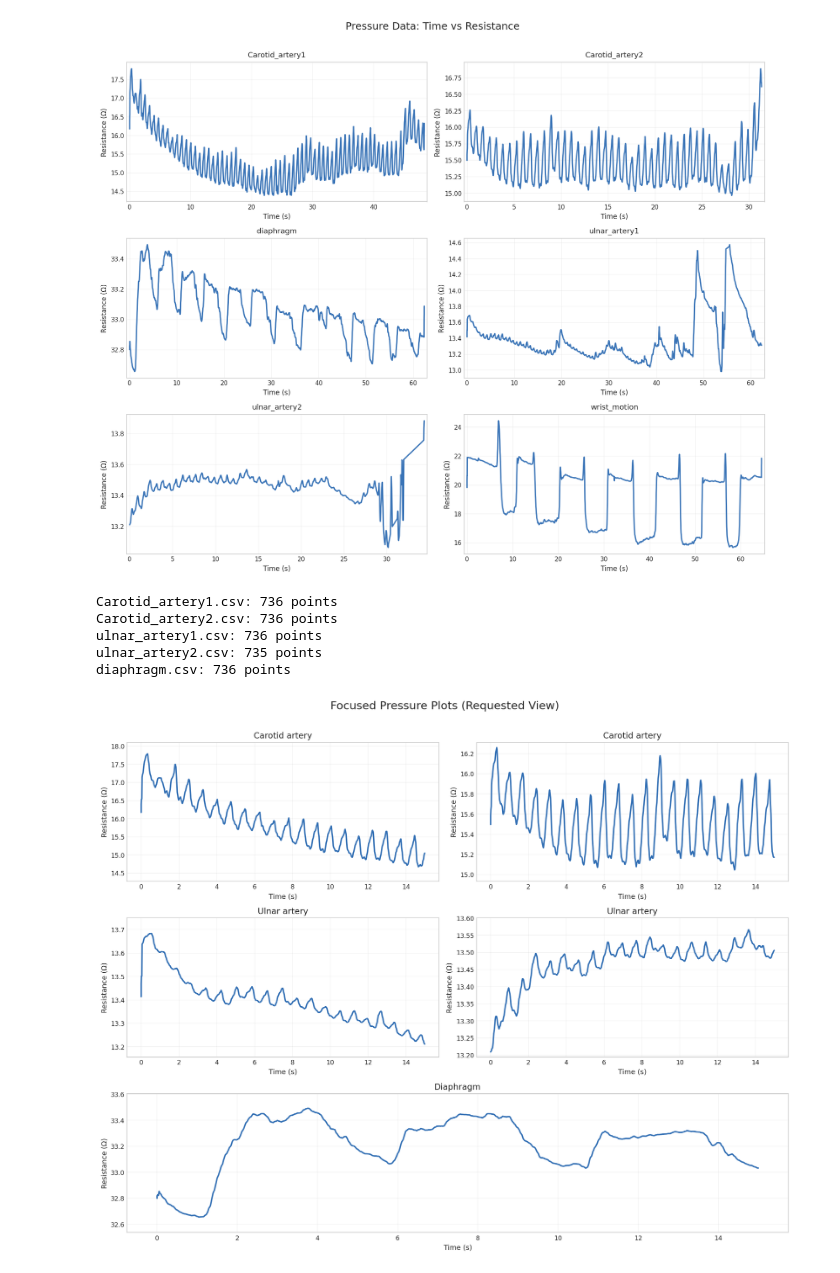
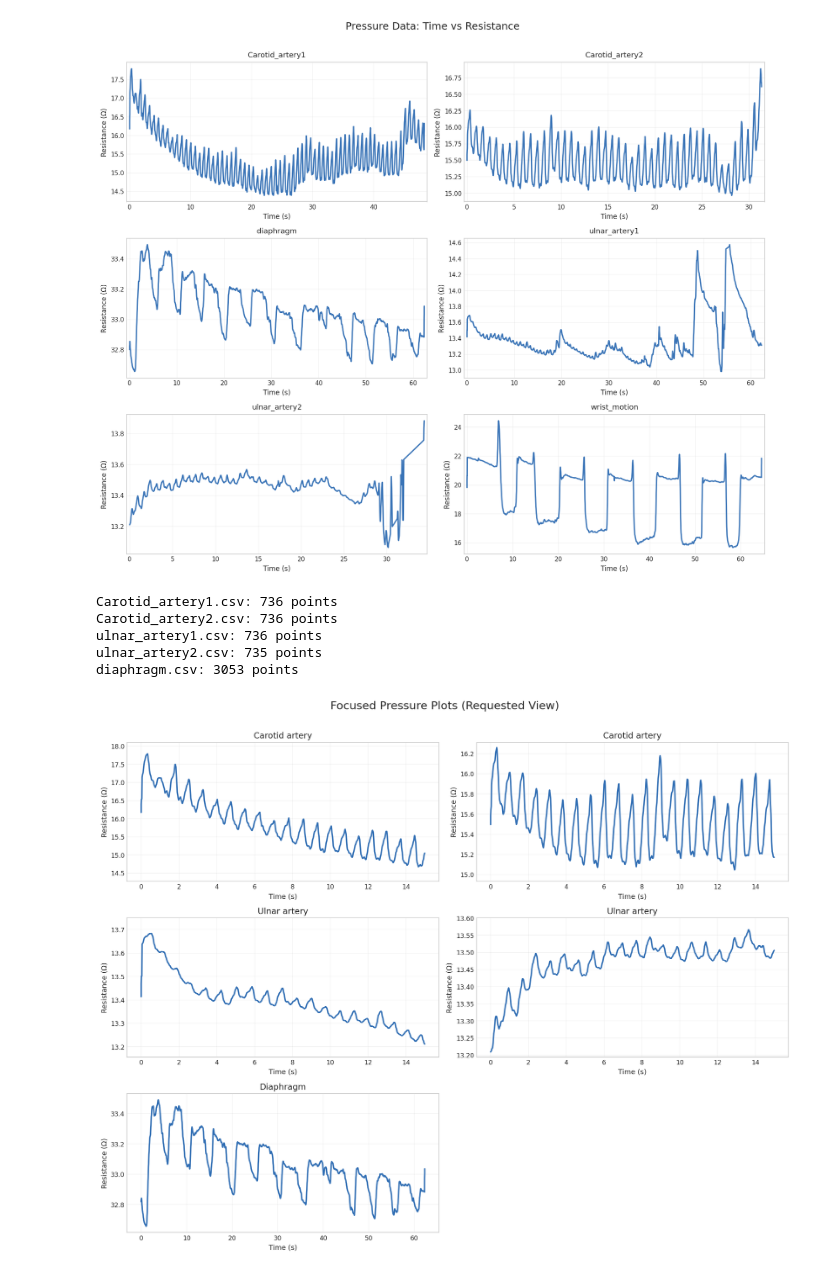
Before and after one commit to binghin2/Research, a Jupyter notebook: Pressuredata/Plot.ipynb, the cells around one changed output. Drawn from its saved outputs; the diff is of its cells as text; code cells hidden in the pictures.

```diff
--- a/Pressuredata/Plot.ipynb
+++ b/Pressuredata/Plot.ipynb
@@ -122,11 +122,11 @@ ax_map = {
 }
 
 plot_specs = {
-    'Carotid_artery1.csv': {'ax': 'car1', 'title': 'Carotid artery 1 (0-15 s)', 'window': (0, 15), 'smooth': 5},
-    'Carotid_artery2.csv': {'ax': 'car2', 'title': 'Carotid artery 2 (0-15 s)', 'window': (0, 15), 'smooth': 5},
-    'ulnar_artery1.csv': {'ax': 'ul1', 'title': 'Ulnar artery 1 (0-15 s)', 'window': (0, 15), 'smooth': 5},
-    'ulnar_artery2.csv': {'ax': 'ul2', 'title': 'Ulnar artery 2 (0-15 s)', 'window': (0, 15), 'smooth': 5},
-    'diaphragm.csv': {'ax': 'dia', 'title': 'Diaphragm (startup spike removed)', 'window': None, 'smooth': 7},
+    'Carotid_artery1.csv': {'ax': 'car1', 'title': 'Carotid artery', 'window': (0, 15), 'smooth': 5},
+    'Carotid_artery2.csv': {'ax': 'car2', 'title': 'Carotid artery', 'window': (0, 15), 'smooth': 5},
+    'ulnar_artery1.csv': {'ax': 'ul1', 'title': 'Ulnar artery', 'window': (0, 15), 'smooth': 5},
+    'ulnar_artery2.csv': {'ax': 'ul2', 'title': 'Ulnar artery', 'window': (0, 15), 'smooth': 5},
+    'diaphragm.csv': {'ax': 'dia', 'title': 'Diaphragm', 'window': None, 'smooth': 7},
 }
 
 for file_name, spec in plot_specs.items():
@@ -174,32 +174,32 @@ for file_name, spec in plot_specs.items():
         window=spec['smooth'], center=True, min_periods=1
     ).mean()
 
     ax = ax_map[spec['ax']]
     ax.plot(plot_df[time_col], plot_df['res_smooth'], color='#2F6DB3', linewidth=2.0)
     ax.set_title(spec['title'], fontsize=12)
     ax.set_xlabel('Time (s)', fontsize=10)
     ax.set_ylabel('Resistance (Ω)', fontsize=10)
     ax.tick_params(axis='both', labelsize=9)
     ax.grid(True, alpha=0.25)
 
     # 확대 구간은 y축도 조금 타이트하게 설정
     if spec['window'] is not None and len(plot_df) > 20:
         y_lo, y_hi = plot_df['res_smooth'].quantile([0.01, 0.99])
         pad = max((y_hi - y_lo) * 0.15, 0.02)
         ax.set_ylim(y_lo - pad, y_hi + pad)
 
     print(f"{file_name}: {len(plot_df)} points")
 
 # 사용하지 않는 마지막 축은 숨김
 axes[5].axis('off')
 
 fig.suptitle('Focused Pressure Plots (Requested View)', fontsize=16, y=1.01)
 plt.tight_layout()
 plt.show()
 # %% [output]
 Carotid_artery1.csv: 736 points
 Carotid_artery2.csv: 736 points
 ulnar_artery1.csv: 736 points
 ulnar_artery2.csv: 735 points
-diaphragm.csv: 736 points
+diaphragm.csv: 3053 points
-[figure, old version]
+[figure, new version]
```
